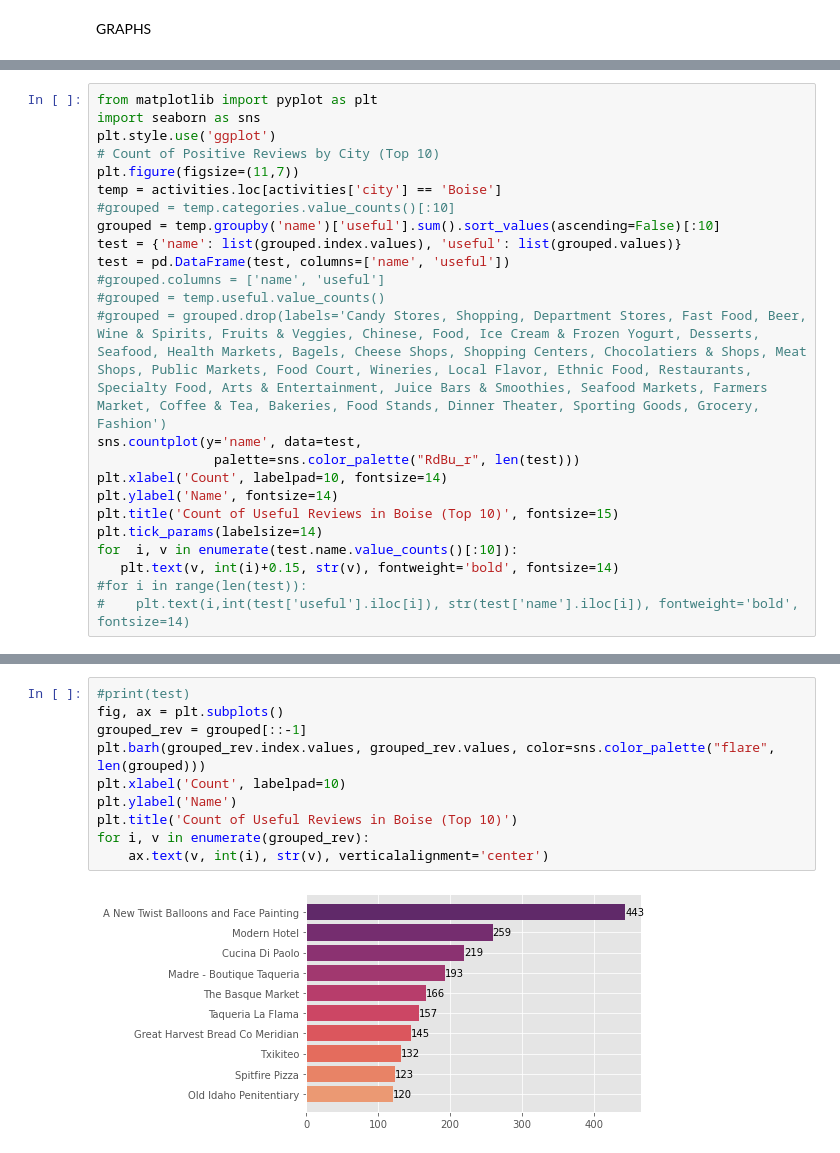
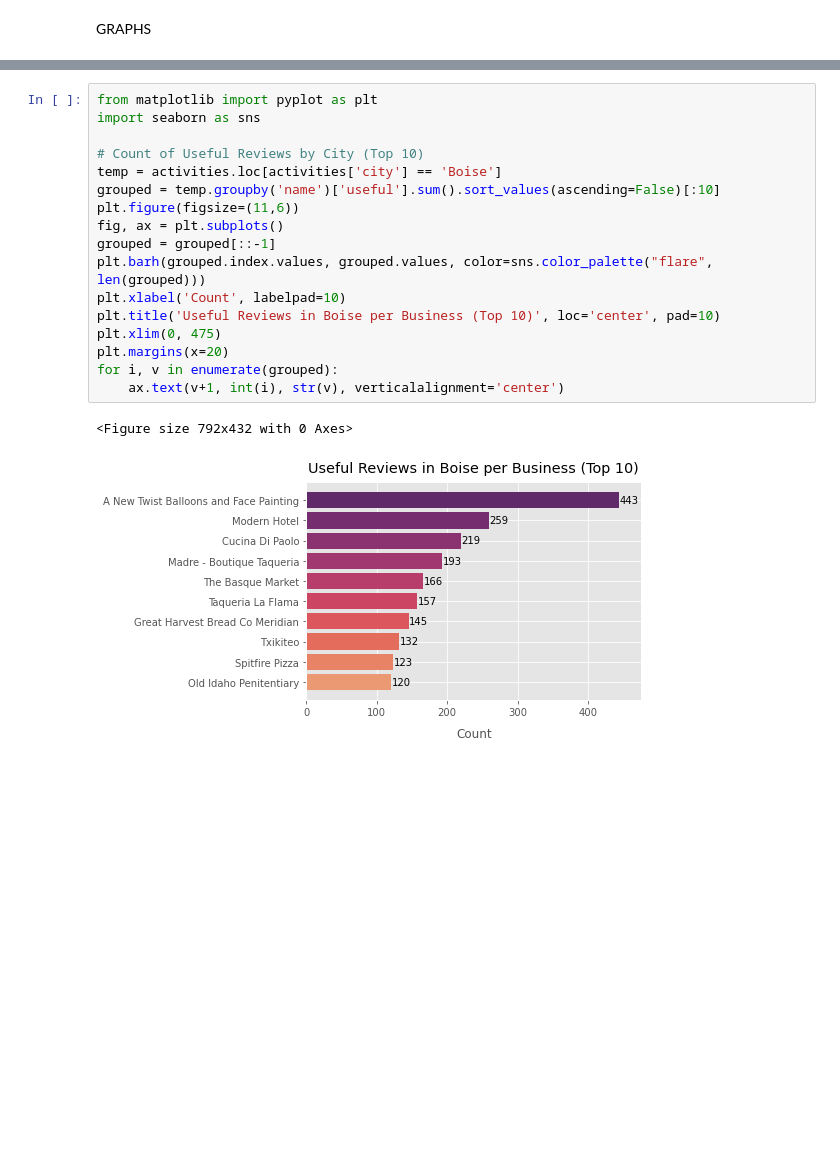
Before and after one commit to suvithkl/IntroDS-miniproject, a Jupyter notebook: app/visualisations.ipynb, the cells around one changed output, grey strips where cells are left out. Drawn from its saved outputs; the diff is of its cells as text; blank space fills up the shorter version.

Commit message:
graphs

```diff
--- a/app/visualisations.ipynb
+++ b/app/visualisations.ipynb
@@ -214,24 +116,0 @@ pandas.core.series.Series
-# %%
-from matplotlib import pyplot as plt
-import seaborn as sns
-plt.style.use('ggplot')
-# Count of Positive Reviews by City (Top 10)
-plt.figure(figsize=(11,7))
-temp = activities.loc[activities['city'] == 'Boise']
-#grouped = temp.categories.value_counts()[:10]
-grouped = temp.groupby('name')['useful'].sum().sort_values(ascending=False)[:10]
-test = {'name': list(grouped.index.values), 'useful': list(grouped.values)}
-test = pd.DataFrame(test, columns=['name', 'useful'])
-#grouped.columns = ['name', 'useful']
-#grouped = temp.useful.value_counts()
-#grouped = grouped.drop(labels='Candy Stores, Shopping, Department Stores, Fast Food, Beer, Wine & Spirits, Fruits & Veggies, Chinese, Food, Ice Cream & Frozen Yogurt, Desserts, Seafood, Health Markets, Bagels, Cheese Shops, Shopping Centers, Chocolatiers & Shops, Meat Shops, Public Markets, Food Court, Wineries, Local Flavor, Ethnic Food, Restaurants, Specialty Food, Arts & Entertainment, Juice Bars & Smoothies, Seafood Markets, Farmers Market, Coffee & Tea, Bakeries, Food Stands, Dinner Theater, Sporting Goods, Grocery, Fashion')
-sns.countplot(y='name', data=test,
-               palette=sns.color_palette("RdBu_r", len(test)))
-plt.xlabel('Count', labelpad=10, fontsize=14)
-plt.ylabel('Name', fontsize=14)
-plt.title('Count of Useful Reviews in Boise (Top 10)', fontsize=15)
-plt.tick_params(labelsize=14)
-for  i, v in enumerate(test.name.value_counts()[:10]):
-   plt.text(v, int(i)+0.15, str(v), fontweight='bold', fontsize=14)
-#for i in range(len(test)):
-#    plt.text(i,int(test['useful'].iloc[i]), str(test['name'].iloc[i]), fontweight='bold', fontsize=14)
@@ -240,12 +117,20 @@ for  i, v in enumerate(test.name.value_counts()[:10]):
 # %%
-#print(test)
+from matplotlib import pyplot as plt
+import seaborn as sns
+
+# Count of Useful Reviews by City (Top 10)
+temp = activities.loc[activities['city'] == 'Boise']
+grouped = temp.groupby('name')['useful'].sum().sort_values(ascending=False)[:10]
+plt.figure(figsize=(11,6))
 fig, ax = plt.subplots()
-grouped_rev = grouped[::-1]
-plt.barh(grouped_rev.index.values, grouped_rev.values, color=sns.color_palette("flare", len(grouped)))
+grouped = grouped[::-1]
+plt.barh(grouped.index.values, grouped.values, color=sns.color_palette("flare", len(grouped)))
 plt.xlabel('Count', labelpad=10)
-plt.ylabel('Name')
-plt.title('Count of Useful Reviews in Boise (Top 10)')
-for i, v in enumerate(grouped_rev):
-    ax.text(v, int(i), str(v), verticalalignment='center')
+plt.title('Useful Reviews in Boise per Business (Top 10)', loc='center', pad=10)
+plt.xlim(0, 475)
+plt.margins(x=20)
+for i, v in enumerate(grouped):
+    ax.text(v+1, int(i), str(v), verticalalignment='center')
 # %% [output]
+<Figure size 792x432 with 0 Axes>
-[figure, old version]
+[figure, new version]
```
Also changed, not shown: parts of 17 cells of this notebook.
